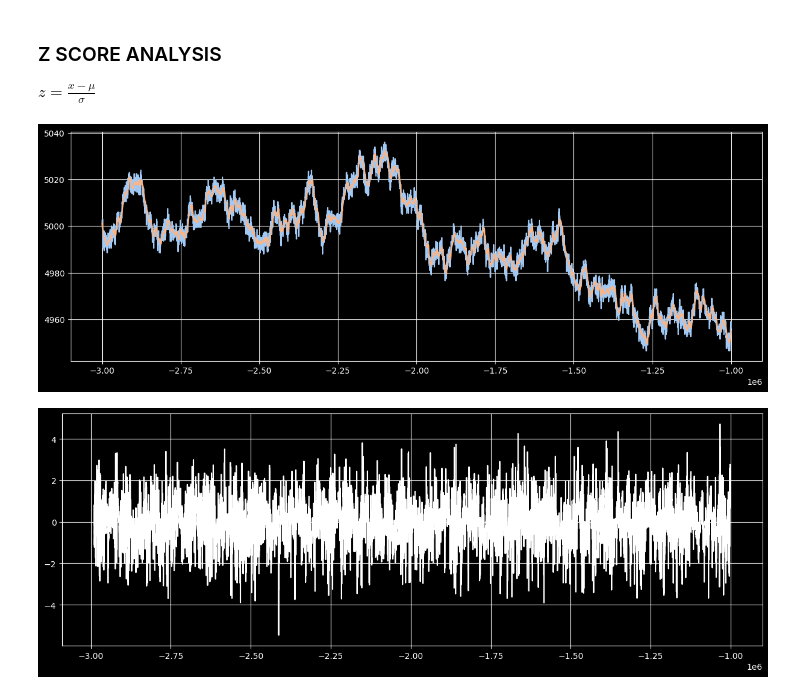
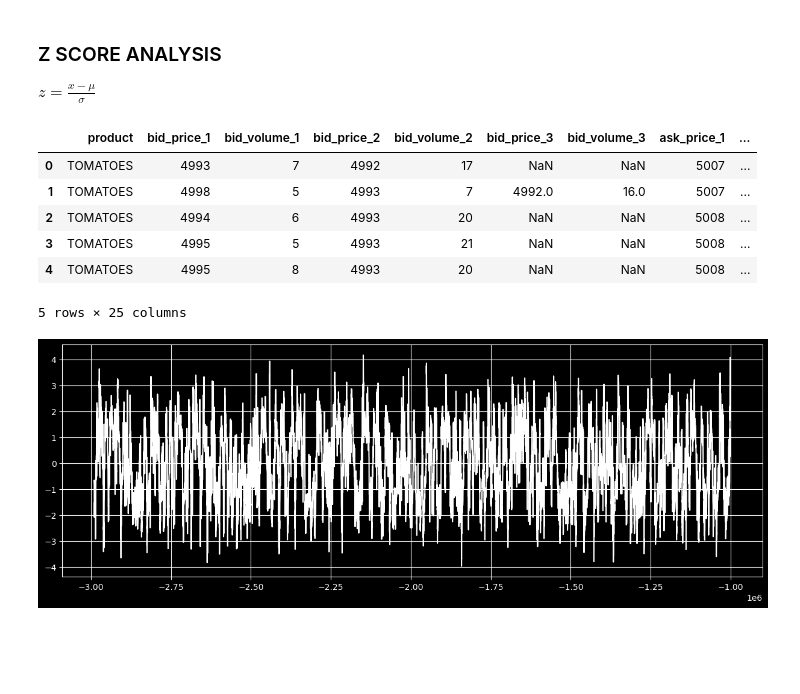
Before and after one commit to marcobattiston21/imc-prosperity-4, a Jupyter notebook: prosperity4/round0/ROUND0_Analysis.ipynb, the cells around one changed output. Cells and saved outputs as stored; diff of their text form; code cells hidden in the pictures; blank space fills up the shorter version.

```diff
--- a/prosperity4/round0/ROUND0_Analysis.ipynb
+++ b/prosperity4/round0/ROUND0_Analysis.ipynb
@@ -35,8 +191,8 @@ sns.set_palette("pastel")
 # %% [markdown]
 ### Data Loading
 # %%
-REPO_ROOT = Path(prosperity4.__file__).parents[1]
-DATA_FOLDER = REPO_ROOT / "prosperity4" / "round0" / "data"
+REPO_ROOT = os.getcwd()
+DATA_FOLDER = f"{REPO_ROOT}/data"
 ROUND_NUM = 0
 DAYS = [-2, -1]
 
@@ -261,21 +375,22 @@ Warnings:
 
 $z = \frac{x - \mu}{\sigma}$
 # %%
-tomatoes["40_EMA"] = tomatoes["mid_price"].ewm(span = 40).mean()
-tomatoes["20_EMA"] = tomatoes["mid_price"].ewm(span = 20).mean()
-
-tomatoes["Z_40"] = (tomatoes["mid_price"] - tomatoes["40_EMA"]) / tomatoes["mid_price"].rolling(window = 100).std()
+tomatoes["100_SMA"] = tomatoes["fv"].rolling(window = 100).mean()
+tomatoes["Z_Score"] = (tomatoes["fv"] - tomatoes["100_SMA"]) / tomatoes["fv"].rolling(window = 100).std()
+tomatoes.head()
+# %% [output]
+|  | product | bid_price_1 | bid_volume_1 | bid_price_2 | bid_volume_2 | bid_price_3 | bid_volume_3 | ask_price_1 | ... |
+| 0 | TOMATOES | 4993 | 7 | 4992 | 17 | NaN | NaN | 5007 | ... |
+| 1 | TOMATOES | 4998 | 5 | 4993 | 7 | 4992.0 | 16.0 | 5007 | ... |
+| 2 | TOMATOES | 4994 | 6 | 4993 | 20 | NaN | NaN | 5008 | ... |
+| 3 | TOMATOES | 4995 | 5 | 4993 | 21 | NaN | NaN | 5008 | ... |
+| 4 | TOMATOES | 4995 | 8 | 4993 | 20 | NaN | NaN | 5008 | ... |
+5 rows × 25 columns
 # %%
 plt.figure(figsize = (15,5))
-plt.plot(tomatoes["t"], tomatoes["mid_price"])
-plt.plot(tomatoes["t"], tomatoes["40_EMA"])
+plt.plot(tomatoes["t"], tomatoes["Z_Score"], color = "white")
+
 plt.grid(True)
 plt.show()
-
-plt.figure(figsize = (15,5))
-plt.plot(tomatoes["t"], tomatoes["Z_40"], color = "white")
-plt.grid(True)
-plt.show()
 # %% [output]
-[figure, old version]
+[figure, new version]
-[figure, removed]
```
Also changed, not shown: parts of 9 cells of this notebook, 1 other file.
